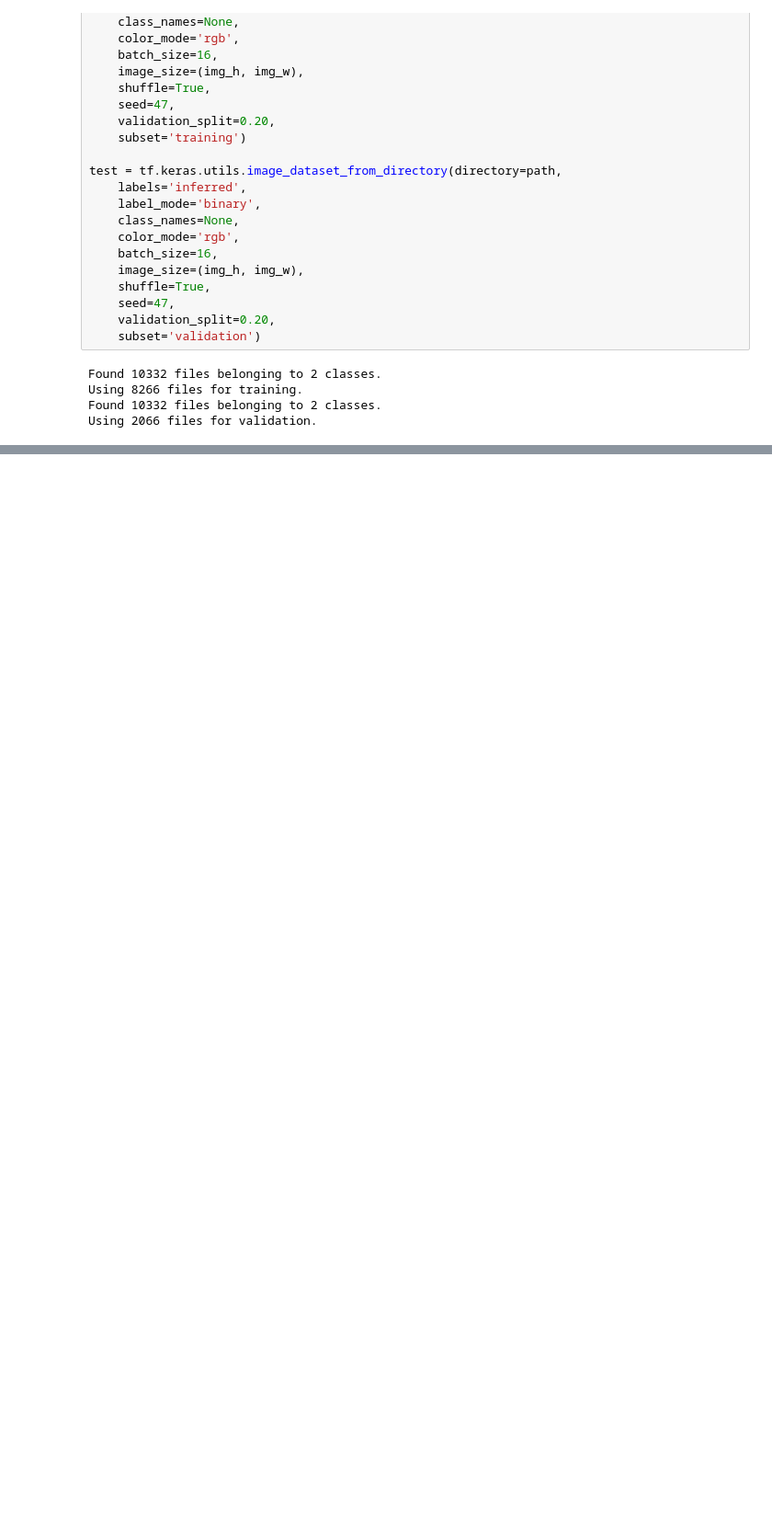
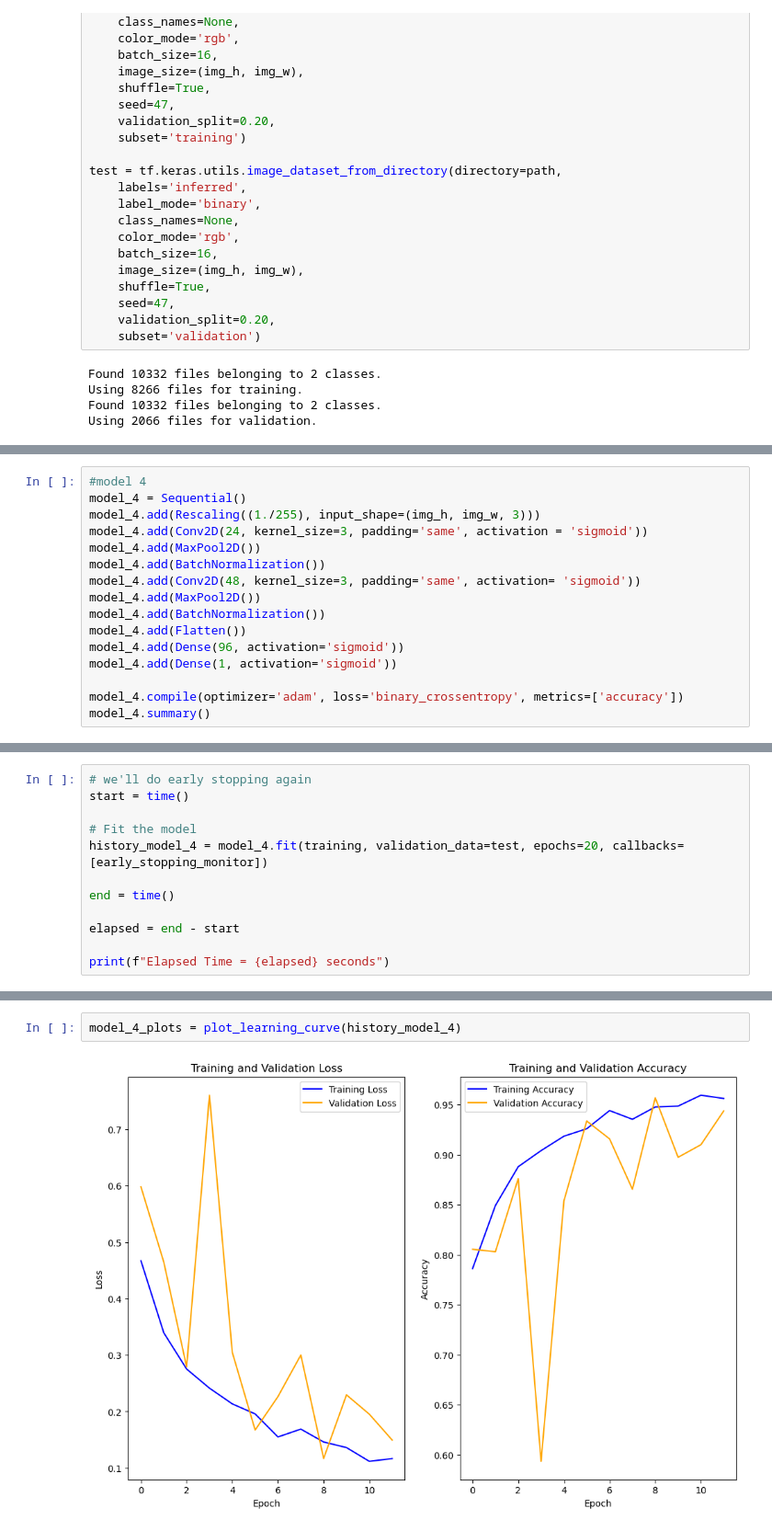
Before and after one commit to ehardwick2/Satellite_Image_Classification, a Jupyter notebook: data_preparation.ipynb, the cells around one changed output, grey strips where cells are left out. Shown at 92% size. Saved outputs shown, nothing was run; the diff lists cells and outputs as text; blank space fills up the shorter version.

```diff
--- a/data_preparation.ipynb
+++ b/data_preparation.ipynb
@@ -70,0 +292,16 @@ ValueError: This model has not yet been built. Build the model first by calling
+# %%
+#model 4
+model_4 = Sequential()
+model_4.add(Rescaling((1./255), input_shape=(img_h, img_w, 3)))
+model_4.add(Conv2D(24, kernel_size=3, padding='same', activation = 'sigmoid'))
+model_4.add(MaxPool2D())
+model_4.add(BatchNormalization())
+model_4.add(Conv2D(48, kernel_size=3, padding='same', activation= 'sigmoid'))
+model_4.add(MaxPool2D())
+model_4.add(BatchNormalization())
+model_4.add(Flatten())
+model_4.add(Dense(96, activation='sigmoid'))
+model_4.add(Dense(1, activation='sigmoid'))
+
+model_4.compile(optimizer='adam', loss='binary_crossentropy', metrics=['accuracy'])
+model_4.summary()
@@ -70,0 +326,12 @@ ValueError: This model has not yet been built. Build the model first by calling
+# %%
+# we'll do early stopping again
+start = time()
+
+# Fit the model
+history_model_4 = model_4.fit(training, validation_data=test, epochs=20, callbacks=[early_stopping_monitor])
+
+end = time()
+
+elapsed = end - start
+
+print(f"Elapsed Time = {elapsed} seconds")
@@ -70,0 +358,4 @@ ValueError: This model has not yet been built. Build the model first by calling
+# %%
+model_4_plots = plot_learning_curve(history_model_4)
+# %% [output]
+[figure, added]
```
Also changed, not shown: parts of 28 cells of this notebook.
